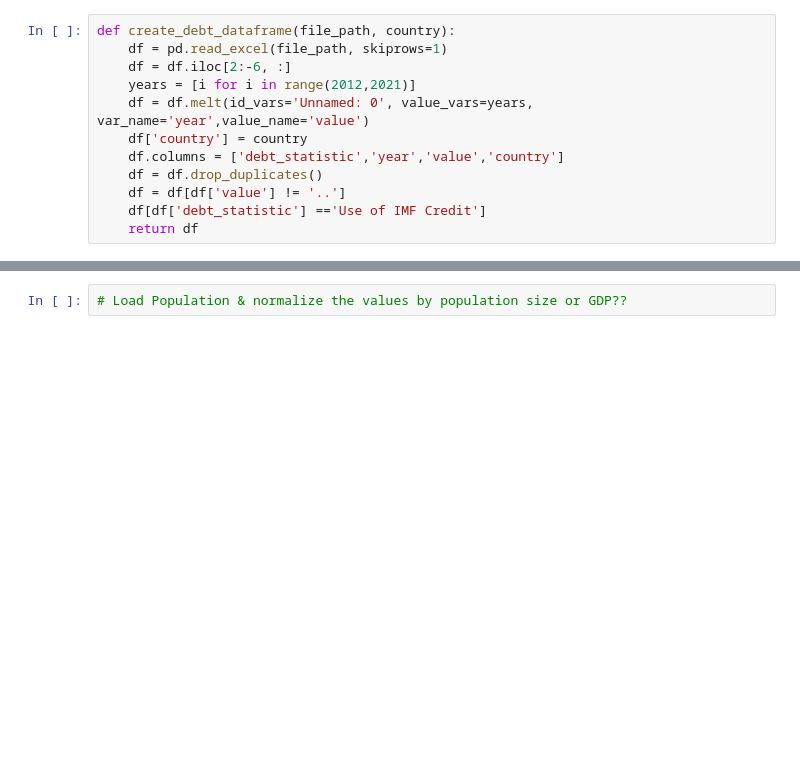
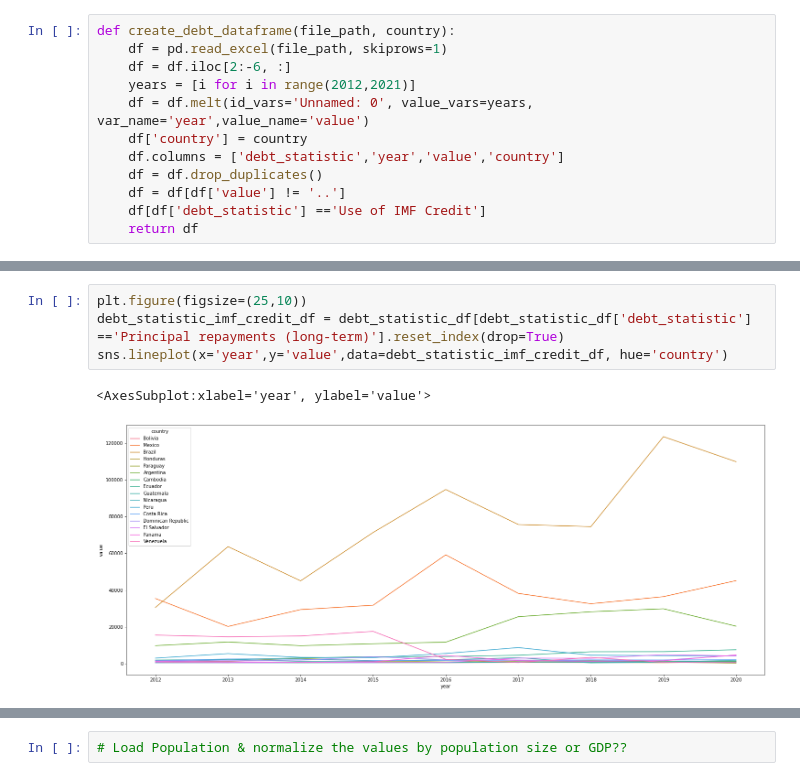
Before and after one commit to DSKUS-Foreign-Aid/Foreign_Aid, a Jupyter notebook: SC_debt_statistics_eda.ipynb, the cells around one changed output, grey strips where cells are left out. Saved outputs shown, nothing was run; the diff lists cells and outputs as text; blank space fills up the shorter version.

```diff
--- a/SC_debt_statistics_eda.ipynb
+++ b/SC_debt_statistics_eda.ipynb
@@ -83,0 +136,7 @@ sns.lineplot(x='year',y='value',data=debt_statistic_imf_credit_df, hue='country'
+# %%
+plt.figure(figsize=(25,10))
+debt_statistic_imf_credit_df = debt_statistic_df[debt_statistic_df['debt_statistic'] =='Principal repayments (long-term)'].reset_index(drop=True)
+sns.lineplot(x='year',y='value',data=debt_statistic_imf_credit_df, hue='country')
+# %% [output]
+<AxesSubplot:xlabel='year', ylabel='value'>
+[figure, added]
```
Also changed, not shown: parts of 50 cells of this notebook, 29 other files.
